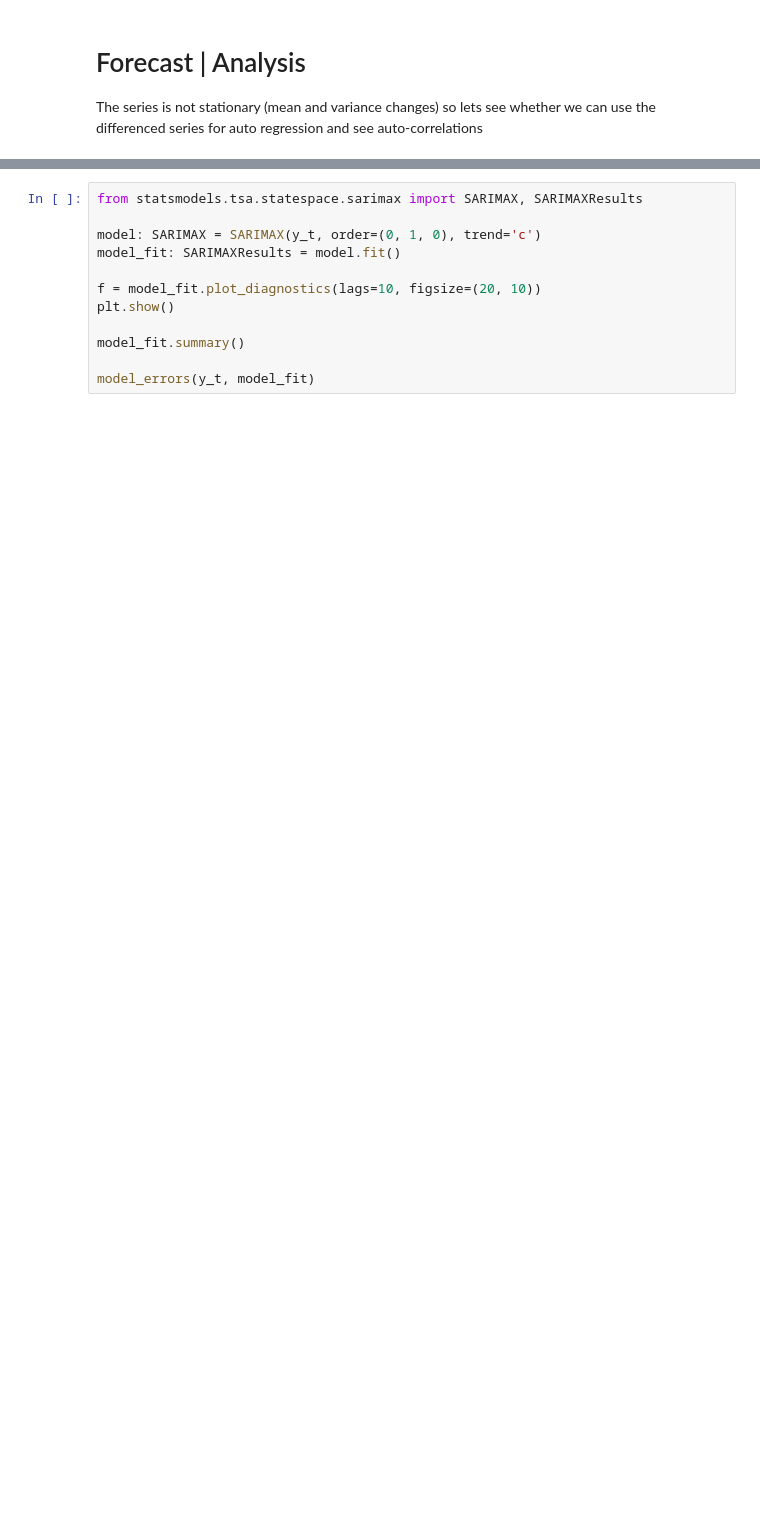
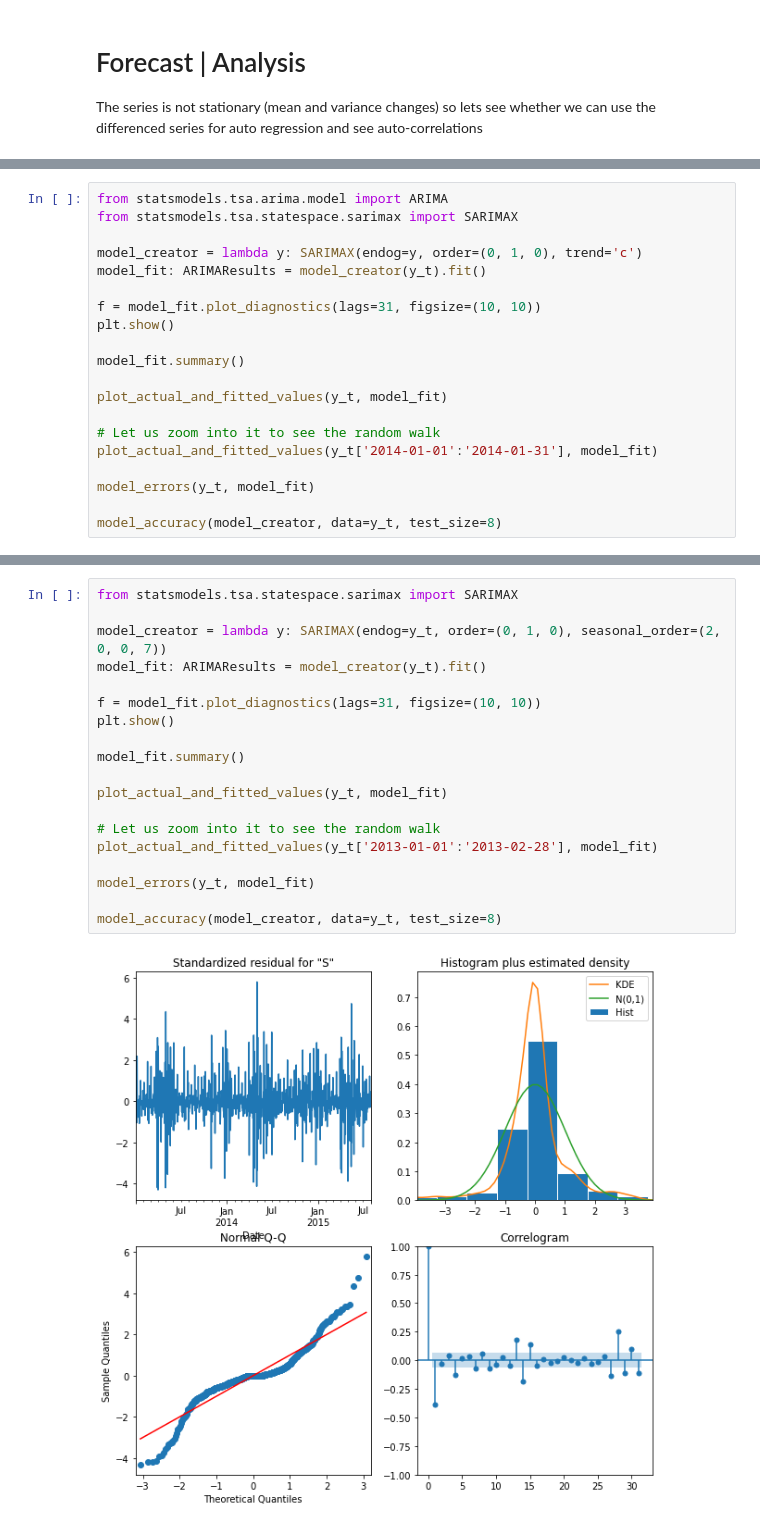
Before and after one commit to bruennijs/kaggle_rossmann_sales, a Jupyter notebook: autoregression_daily.ipynb, the cells around one changed output, grey strips where cells are left out. Saved outputs shown, nothing was run; the diff lists cells and outputs as text; blank space fills up the shorter version.

```diff
--- a/autoregression_daily.ipynb
+++ b/autoregression_daily.ipynb
@@ -190 +190,21 @@ look-up table. The actual p-value is greater than the p-value returned.
 If differenced model is white noise (means is stationary, no positive auto correletions, normal distributed diffs with constant variance and mean which is near zero) it is best to use random walk with trend cause it will no get better than using last observation added with average trend of the whole past.
+# %%
+from statsmodels.tsa.arima.model import ARIMA
+from statsmodels.tsa.statespace.sarimax import SARIMAX
+
+model_creator = lambda y: SARIMAX(endog=y, order=(0, 1, 0), trend='c')
+model_fit: ARIMAResults = model_creator(y_t).fit()
+
+f = model_fit.plot_diagnostics(lags=31, figsize=(10, 10))
+plt.show()
+
+model_fit.summary()
+
+plot_actual_and_fitted_values(y_t, model_fit)
+
+# Let us zoom into it to see the random walk
+plot_actual_and_fitted_values(y_t['2014-01-01':'2014-01-31'], model_fit)
+
+model_errors(y_t, model_fit)
+
+model_accuracy(model_creator, data=y_t, test_size=8)
@@ -191,12 +259,21 @@ If differenced model is white noise (means is stationary, no positive auto corre
 # %%
-from statsmodels.tsa.statespace.sarimax import SARIMAX, SARIMAXResults
+from statsmodels.tsa.statespace.sarimax import SARIMAX
 
-model: SARIMAX = SARIMAX(y_t, order=(0, 1, 0), trend='c')
-model_fit: SARIMAXResults = model.fit()
+model_creator = lambda y: SARIMAX(endog=y_t, order=(0, 1, 0), seasonal_order=(2, 0, 0, 7))
+model_fit: ARIMAResults = model_creator(y_t).fit()
 
-f = model_fit.plot_diagnostics(lags=10, figsize=(20, 10))
+f = model_fit.plot_diagnostics(lags=31, figsize=(10, 10))
 plt.show()
 
 model_fit.summary()
 
+plot_actual_and_fitted_values(y_t, model_fit)
+
+# Let us zoom into it to see the random walk
+plot_actual_and_fitted_values(y_t['2013-01-01':'2013-02-28'], model_fit)
+
 model_errors(y_t, model_fit)
+
+model_accuracy(model_creator, data=y_t, test_size=8)
+# %% [output]
+[figure, added]
```
Also changed, not shown: parts of 11 cells of this notebook, 2 other files.
